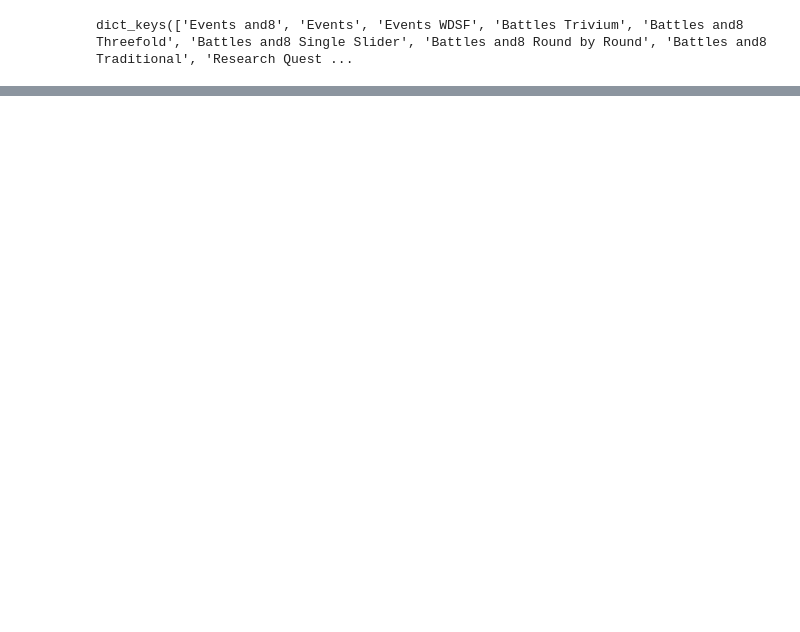
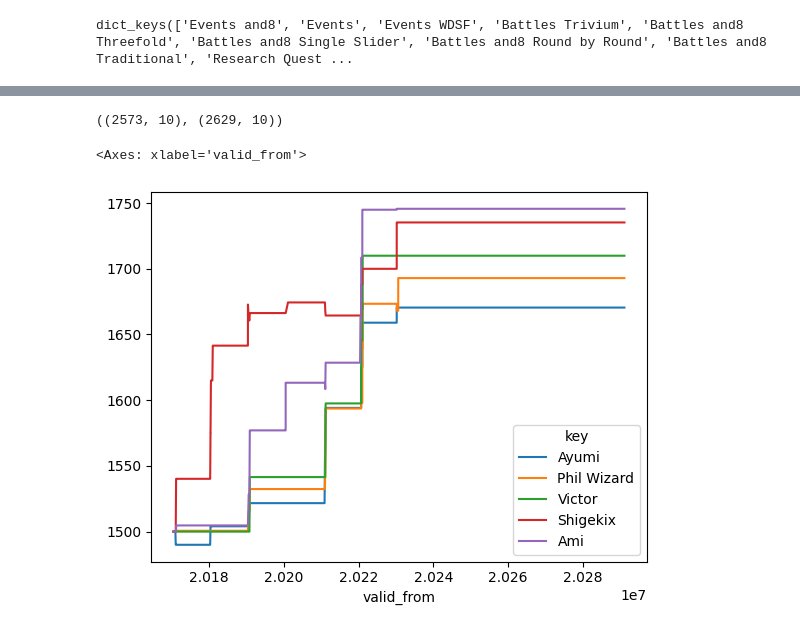
Before and after one commit to sarahaptumich/capstone, a Jupyter notebook: breaker_ranking_2.ipynb, the cells around one changed output, grey strips where cells are left out. Cells and saved outputs as stored; diff of their text form; code cells hidden in the pictures; blank space fills up the shorter version.

```diff
--- a/breaker_ranking_2.ipynb
+++ b/breaker_ranking_2.ipynb
@@ -268,0 +119,3 @@ AttributeError: 'Glicko2' object has no attribute 'period'
+# %%
+appendedBattles['dateKey'] = pd.to_datetime(appendedBattles['Date']).dt.strftime('%Y%m%d').astype(int)
+appendedBattles
@@ -268,0 +136,25 @@ AttributeError: 'Glicko2' object has no attribute 'period'
+# %%
+appendedBattles[['winner', 'loser']]=appendedBattles[['winner', 'loser']].astype(str)
+# %%
+battlesNotide=appendedBattles[appendedBattles['winner']!='Tie'].copy()
+# %%
+battlesNotide.shape, appendedBattles.shape
+# %% [output]
+((2573, 10), (2629, 10))
+# %%
+labels = len(battlesNotide) * [1] # the data are ordered as winner/loser
+
+model = EloEstimator(
+  key1_field="winner",
+  key2_field="loser",
+  timestamp_field="dateKey",
+  initial_time=min(appendedBattles['dateKey']),
+).fit(battlesNotide, labels)
+# %%
+elo_cur_ranking=model.rating_model.to_frame()
+ts_est=elo_cur_ranking.pivot_table(index='valid_from', columns='key', values='rating').ffill()
+idx = ts_est.iloc[-1].sort_values().index[-5:]
+ts_est.loc[:, idx].plot()
+# %% [output]
+<Axes: xlabel='valid_from'>
+[figure, added]
```
Also changed, not shown: parts of 16 cells of this notebook.
